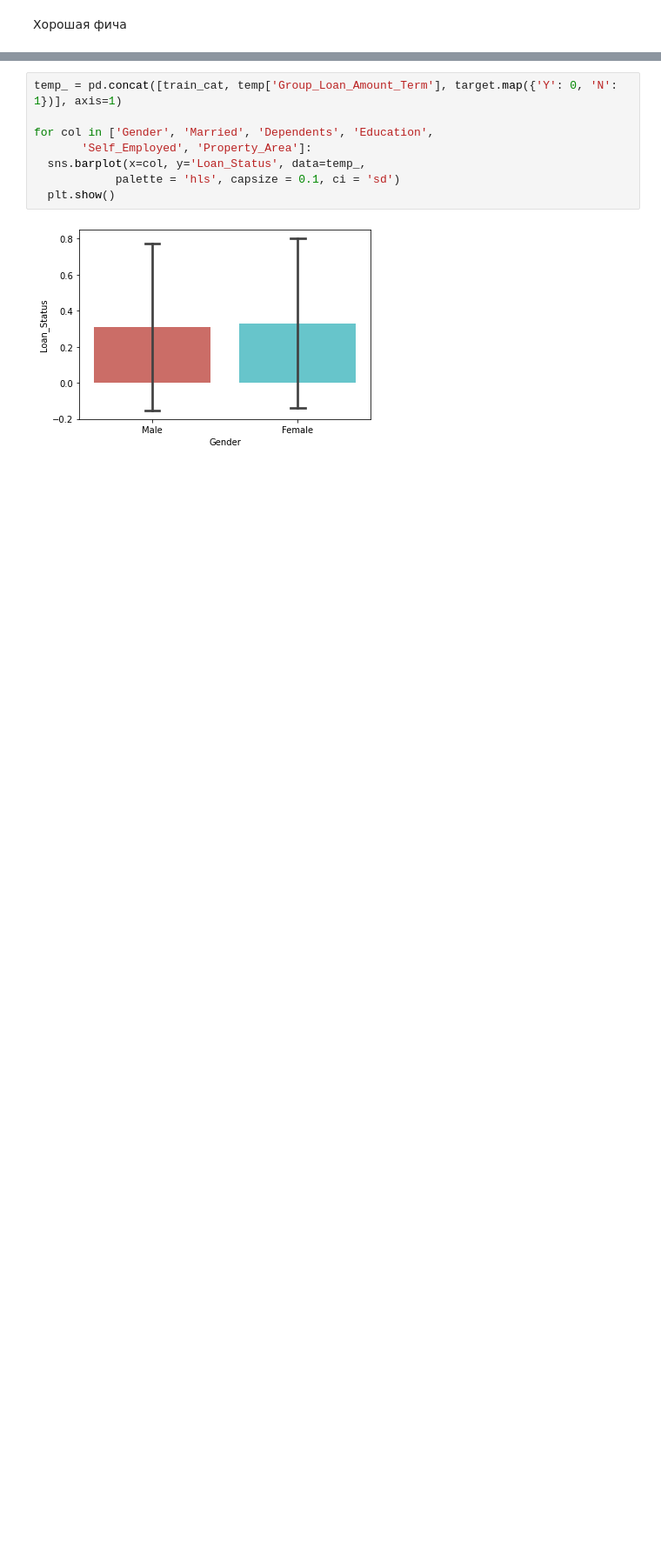
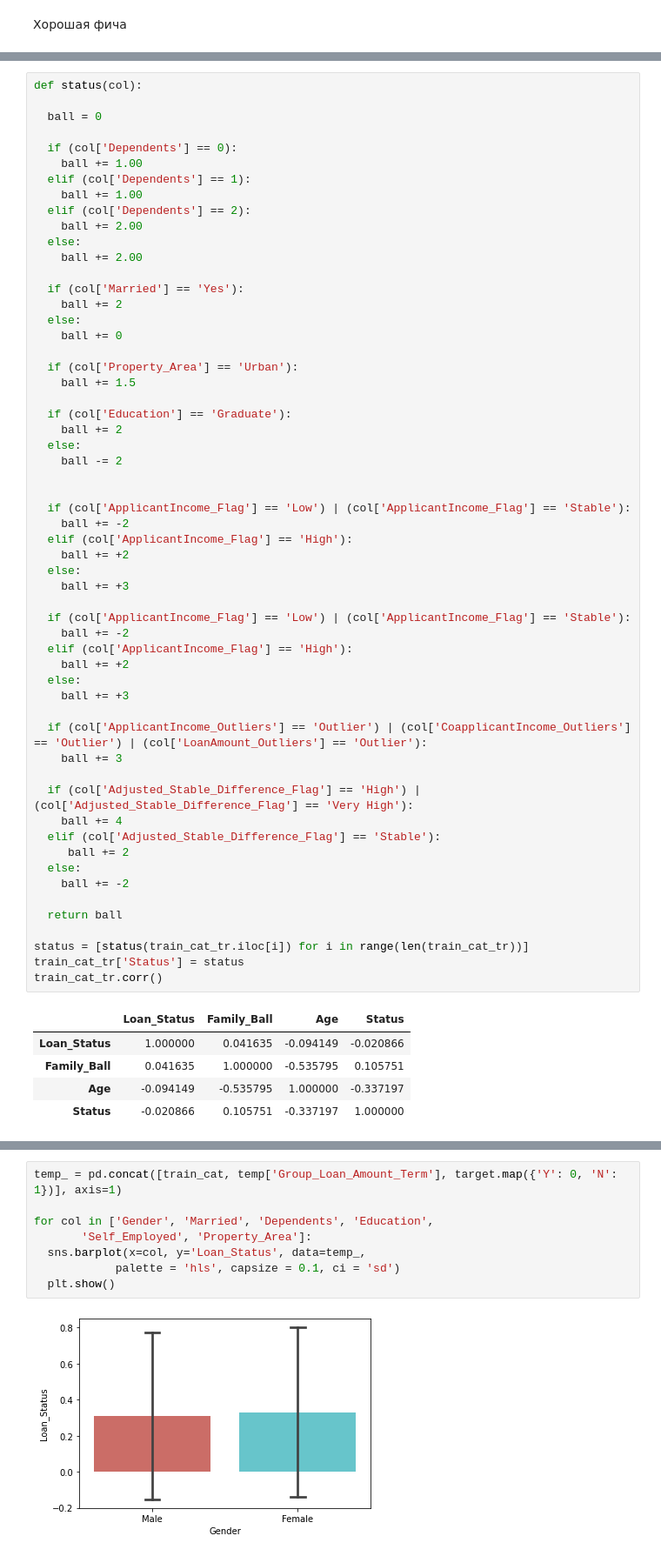
Before and after one commit to vita1pa/Loan-Prediction-Hackathon, a Jupyter notebook: Loan Prediction EDA - AV.ipynb, the cells around one changed output, grey strips where cells are left out. Shown at 87% size. Cells and saved outputs as stored; diff of their text form; blank space fills up the shorter version.

```diff
--- a/Loan Prediction EDA - AV.ipynb
+++ b/Loan Prediction EDA - AV.ipynb
@@ -658,0 +917,63 @@ sns.barplot(x='Dependents', y='Loan_Status', data=train_cat_tr)
+# %%
+def status(col):
+
+  ball = 0
+
+  if (col['Dependents'] == 0):
+    ball += 1.00
+  elif (col['Dependents'] == 1):
+    ball += 1.00
+  elif (col['Dependents'] == 2):
+    ball += 2.00
+  else:
+    ball += 2.00
+
+  if (col['Married'] == 'Yes'):
+    ball += 2
+  else:
+    ball += 0
+
+  if (col['Property_Area'] == 'Urban'):
+    ball += 1.5
+
+  if (col['Education'] == 'Graduate'):
+    ball += 2
+  else:
+    ball -= 2
+
+
+  if (col['ApplicantIncome_Flag'] == 'Low') | (col['ApplicantIncome_Flag'] == 'Stable'):
+    ball += -2
+  elif (col['ApplicantIncome_Flag'] == 'High'):
+    ball += +2
+  else:
+    ball += +3
+
+  if (col['ApplicantIncome_Flag'] == 'Low') | (col['ApplicantIncome_Flag'] == 'Stable'):
+    ball += -2
+  elif (col['ApplicantIncome_Flag'] == 'High'):
+    ball += +2
+  else:
+    ball += +3
+
+  if (col['ApplicantIncome_Outliers'] == 'Outlier') | (col['CoapplicantIncome_Outliers'] == 'Outlier') | (col['LoanAmount_Outliers'] == 'Outlier'):
+    ball += 3
+
+  if (col['Adjusted_Stable_Difference_Flag'] == 'High') | (col['Adjusted_Stable_Difference_Flag'] == 'Very High'):
+    ball += 4
+  elif (col['Adjusted_Stable_Difference_Flag'] == 'Stable'):
+     ball += 2
+  else:
+    ball += -2
+
+  return ball
+
+status = [status(train_cat_tr.iloc[i]) for i in range(len(train_cat_tr))]
+train_cat_tr['Status'] = status
+train_cat_tr.corr()
+# %% [output]
+|  | Loan_Status | Family_Ball | Age | Status |
+| Loan_Status | 1.000000 | 0.041635 | -0.094149 | -0.020866 |
+| Family_Ball | 0.041635 | 1.000000 | -0.535795 | 0.105751 |
+| Age | -0.094149 | -0.535795 | 1.000000 | -0.337197 |
+| Status | -0.020866 | 0.105751 | -0.337197 | 1.000000 |
```
Also changed, not shown: parts of 37 cells of this notebook.
